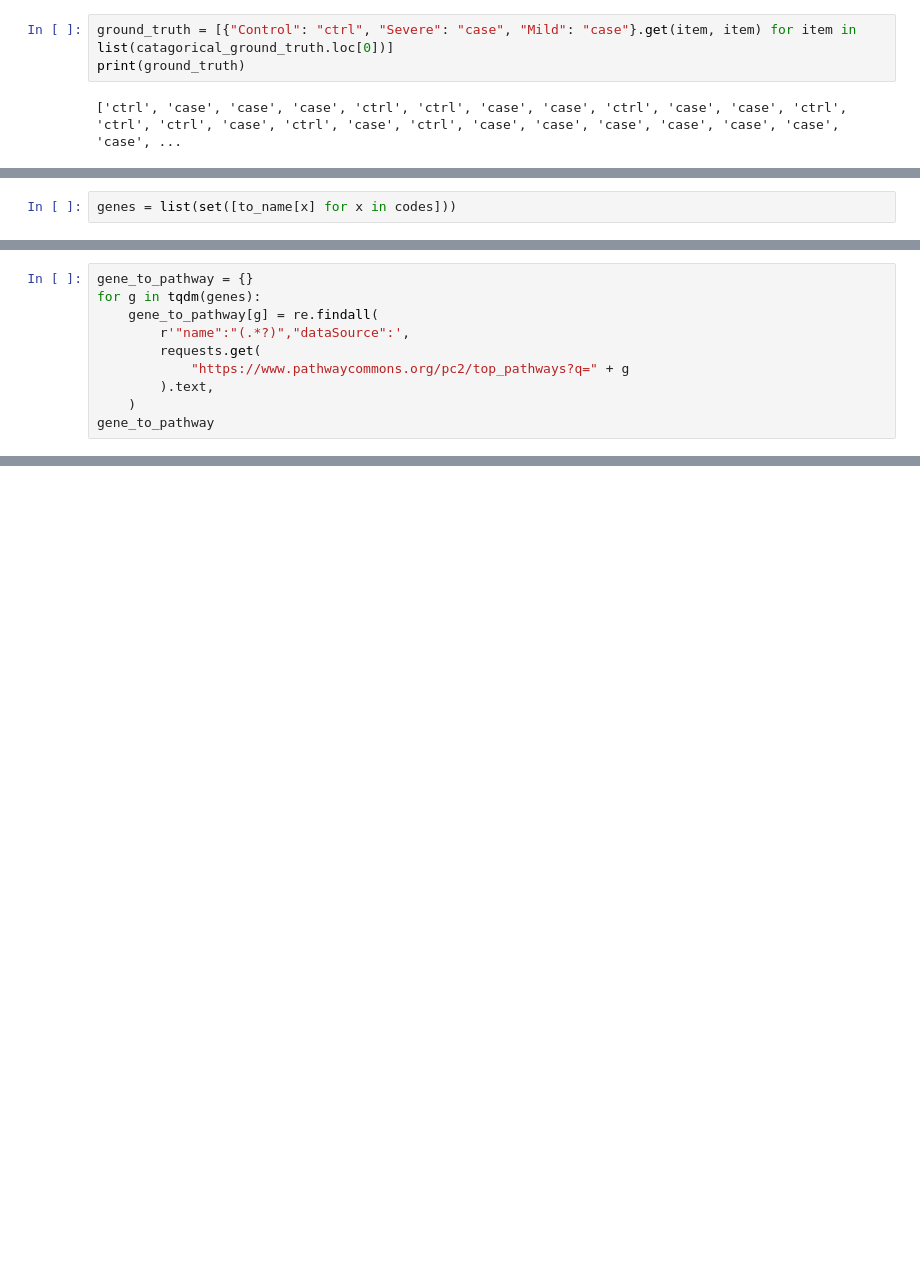
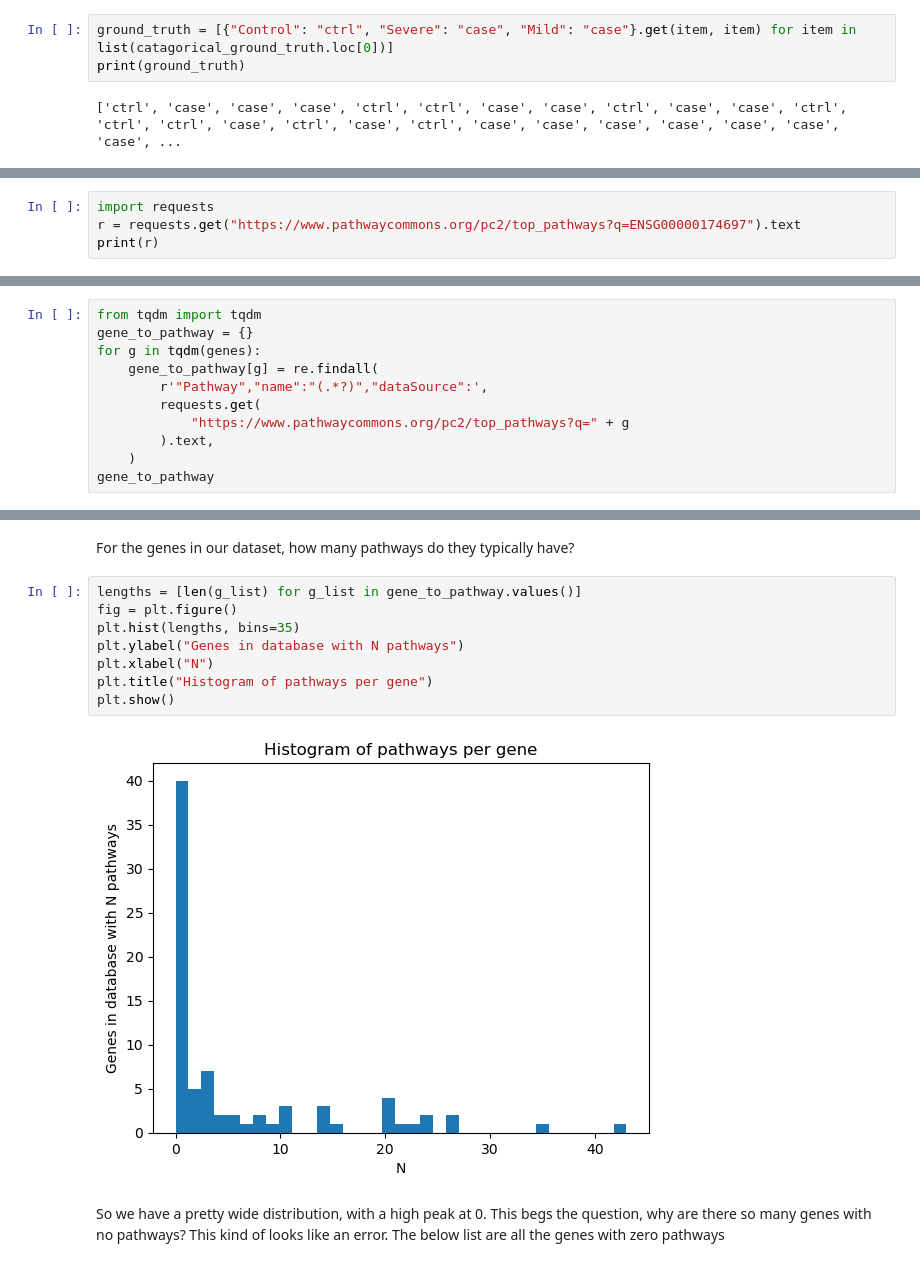
Before and after one commit to SignatureDiagnostics/pathway_analysis, a Jupyter notebook: logistic_regression.ipynb, the cells around one changed output, grey strips where cells are left out. Cells and saved outputs as stored; diff of their text form; blank space fills up the shorter version.

```diff
--- a/logistic_regression.ipynb
+++ b/logistic_regression.ipynb
@@ -115,2 +193,0 @@ It is also useful to have a list identical to codes but with the standard nomenc
-# %%
-genes = list(set([to_name[x] for x in codes]))
@@ -120,10 +193,0 @@ The dictionary gene_to_pathway queries pathwaycommons and gets every pathway ass
-# %%
-gene_to_pathway = {}
-for g in tqdm(genes):
-    gene_to_pathway[g] = re.findall(
-        r'"name":"(.*?)","dataSource":',
-        requests.get(
-            "https://www.pathwaycommons.org/pc2/top_pathways?q=" + g
-        ).text,
-    )
-gene_to_pathway
@@ -228,0 +200,4 @@ Here is an example of what the dataframes should look like:
+# %%
+import requests
+r = requests.get("https://www.pathwaycommons.org/pc2/top_pathways?q=ENSG00000174697").text
+print(r)
@@ -228,0 +224,11 @@ Here is an example of what the dataframes should look like:
+# %%
+from tqdm import tqdm
+gene_to_pathway = {}
+for g in tqdm(genes):
+    gene_to_pathway[g] = re.findall(
+        r'"Pathway","name":"(.*?)","dataSource":',
+        requests.get(
+            "https://www.pathwaycommons.org/pc2/top_pathways?q=" + g
+        ).text,
+    )
+gene_to_pathway
@@ -228,0 +253,14 @@ Here is an example of what the dataframes should look like:
+# %% [markdown]
+For the genes in our dataset, how many pathways do they typically have?
+# %%
+lengths = [len(g_list) for g_list in gene_to_pathway.values()]
+fig = plt.figure()
+plt.hist(lengths, bins=35)
+plt.ylabel("Genes in database with N pathways")
+plt.xlabel("N")
+plt.title("Histogram of pathways per gene")
+plt.show()
+# %% [output]
+[figure, added]
+# %% [markdown]
+So we have a pretty wide distribution, with a high peak at 0. This begs the question, why are there so many genes with no pathways? This kind of looks like an error. The below list are all the genes with zero pathways
```
Also changed, not shown: parts of 95 cells of this notebook, 1 other file.
